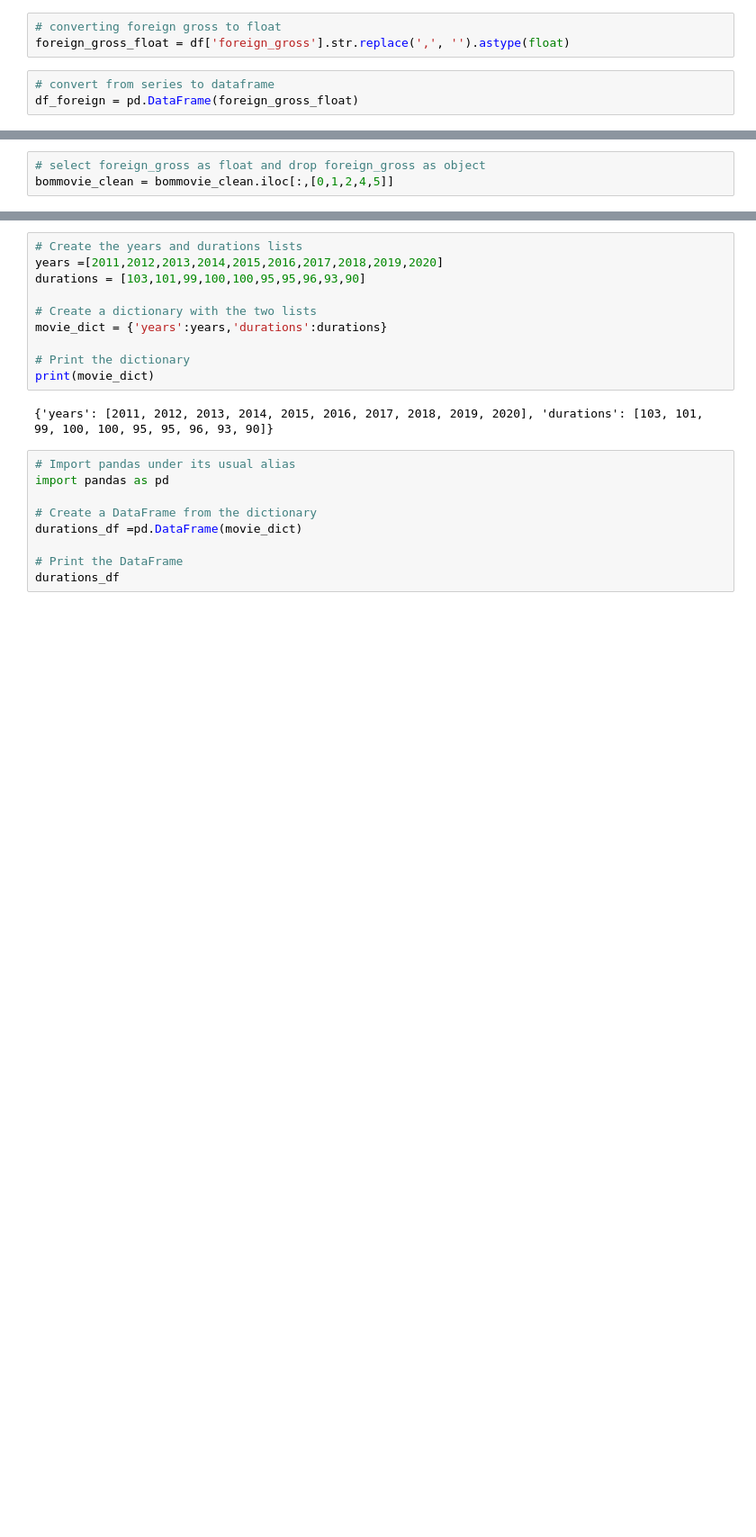
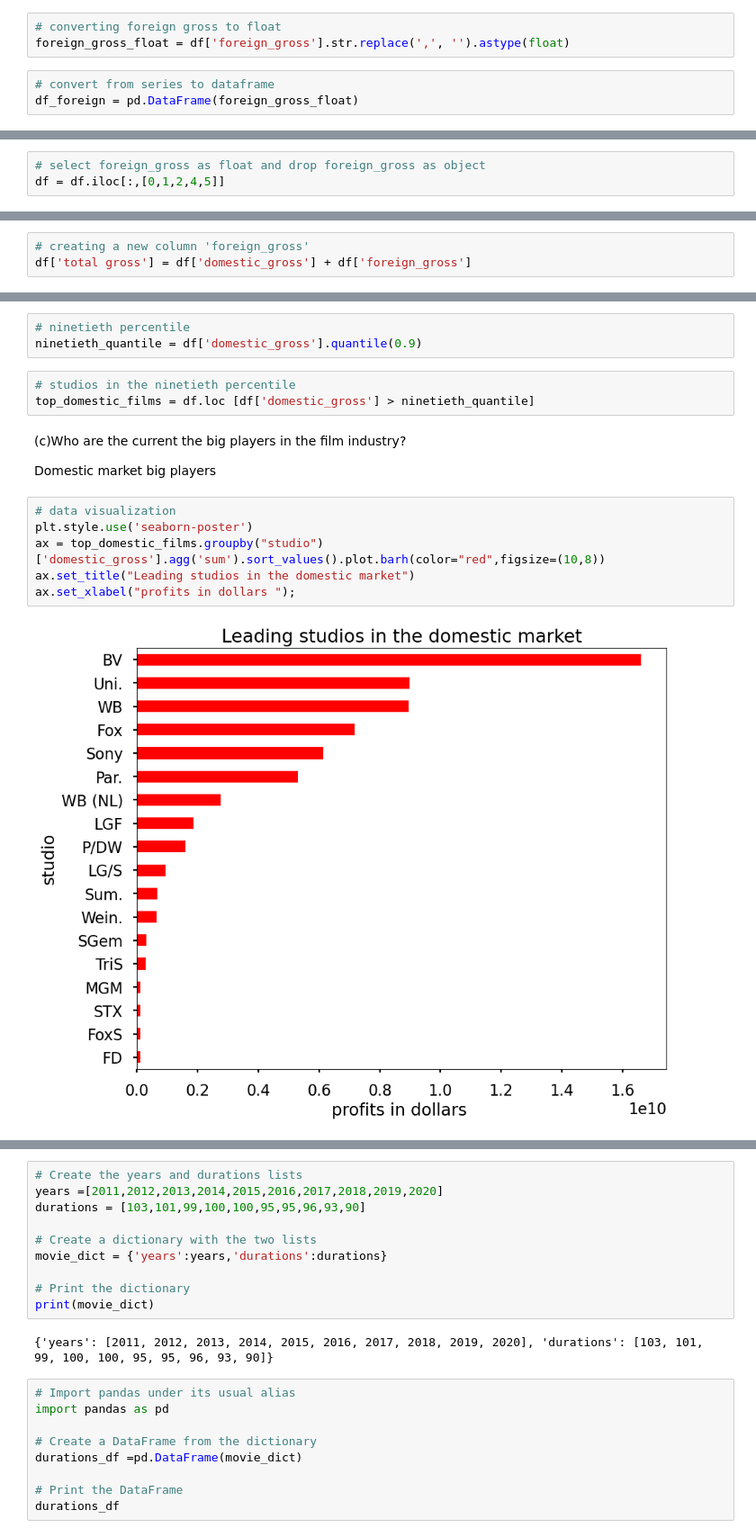
Before and after one commit to mutungu/microsoft-movie-analysis, a Jupyter notebook: microsoft-movie-analysis.ipynb, the cells around one changed output, grey strips where cells are left out. Shown: that part at 90% size. Saved outputs shown, nothing was run; the diff lists cells and outputs as text; blank space fills up the shorter version.

```diff
--- a/microsoft-movie-analysis.ipynb
+++ b/microsoft-movie-analysis.ipynb
@@ -88,5 +89,5 @@ bommovie_clean = pd.concat([bommovie_clean, df_foreign], axis=1)
 # %%
 # select foreign_gross as float and drop foreign_gross as object
-bommovie_clean = bommovie_clean.iloc[:,[0,1,2,4,5]]
+df = df.iloc[:,[0,1,2,4,5]]
 # %%
 # check the new dataframe's col types
@@ -93,0 +110,3 @@ bommovie_clean.info()
+# %%
+# creating a new column 'foreign_gross'
+df['total gross'] = df['domestic_gross'] + df['foreign_gross']
@@ -93,0 +122,19 @@ bommovie_clean.info()
+# %%
+# ninetieth percentile
+ninetieth_quantile = df['domestic_gross'].quantile(0.9)
+# %%
+# studios in the ninetieth percentile
+top_domestic_films = df.loc [df['domestic_gross'] > ninetieth_quantile]
+# %% [markdown]
+(c)Who are the current the big players in the film industry?
+
+
+Domestic market big players
+# %%
+# data visualization
+plt.style.use('seaborn-poster')
+ax = top_domestic_films.groupby("studio")['domestic_gross'].agg('sum').sort_values().plot.barh(color="red",figsize=(10,8))
+ax.set_title("Leading studios in the domestic market")
+ax.set_xlabel("profits in dollars ");
+# %% [output]
+[figure, added]
```
Also changed, not shown: parts of 13 cells of this notebook.
